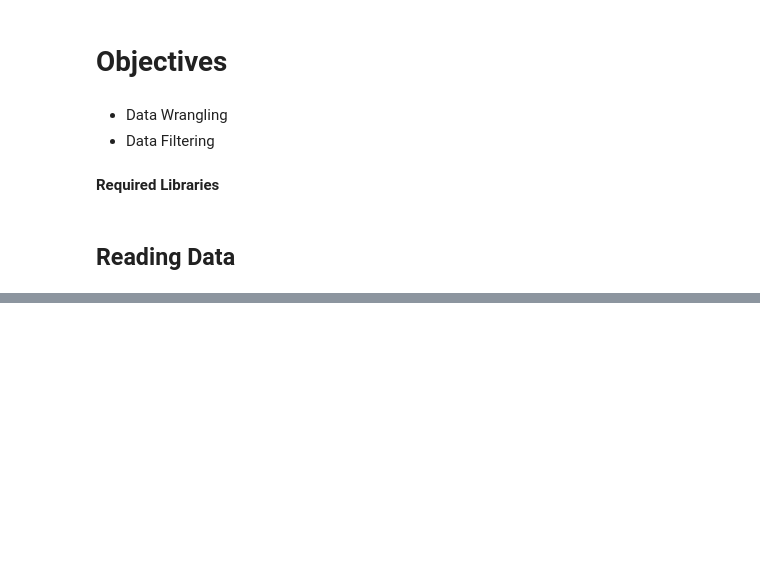
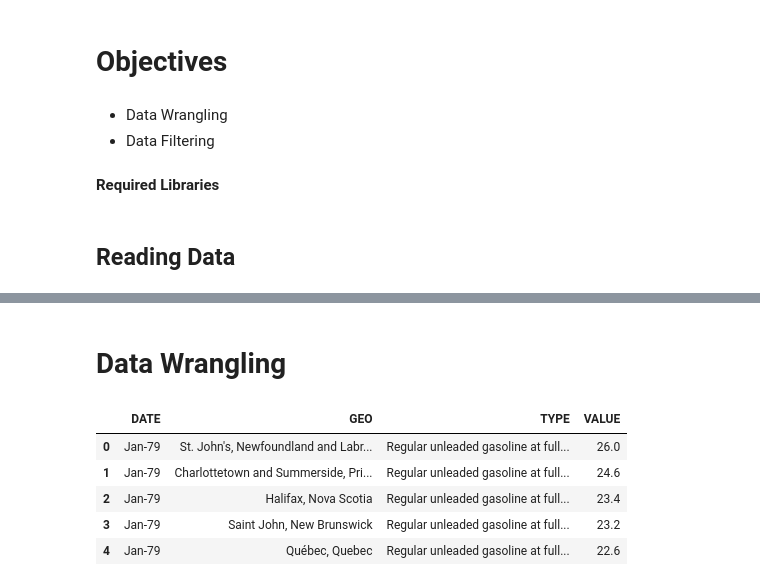
Before and after one commit to ifty54/End-End-EDA, a Jupyter notebook: 01_Exploratory_Data_Analysis.ipynb, the cells around one changed output, grey strips where cells are left out. Drawn from its saved outputs; the diff is of its cells as text; code cells hidden in the pictures; blank space fills up the shorter version.

```diff
--- a/01_Exploratory_Data_Analysis.ipynb
+++ b/01_Exploratory_Data_Analysis.ipynb
@@ -27,0 +78,12 @@ gasoline.head()
+# %% [markdown]
+# **Data Wrangling**
+# %%
+data = (gasoline[['REF_DATE','GEO','Type of fuel','VALUE']]).rename(columns={"REF_DATE" : "DATE", "Type of fuel" : "TYPE"})
+data.head()
+# %% [output]
+|  | DATE | GEO | TYPE | VALUE |
+| 0 | Jan-79 | St. John's, Newfoundland and Labr... | Regular unleaded gasoline at full... | 26.0 |
+| 1 | Jan-79 | Charlottetown and Summerside, Pri... | Regular unleaded gasoline at full... | 24.6 |
+| 2 | Jan-79 | Halifax, Nova Scotia | Regular unleaded gasoline at full... | 23.4 |
+| 3 | Jan-79 | Saint John, New Brunswick | Regular unleaded gasoline at full... | 23.2 |
+| 4 | Jan-79 | Québec, Quebec | Regular unleaded gasoline at full... | 22.6 |
```
Also changed, not shown: parts of 12 cells of this notebook.
